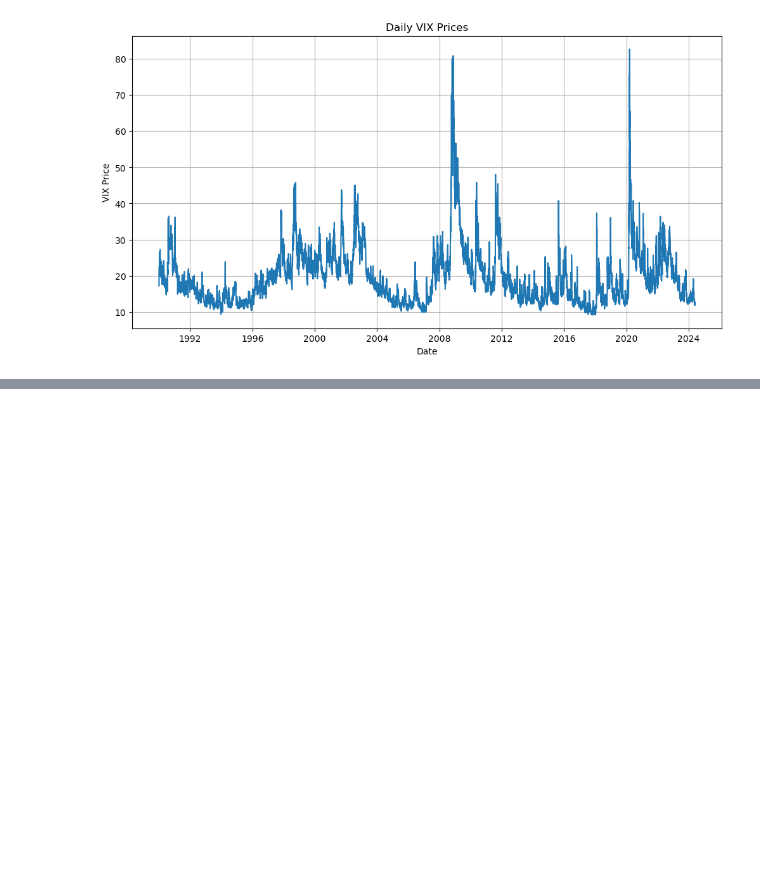
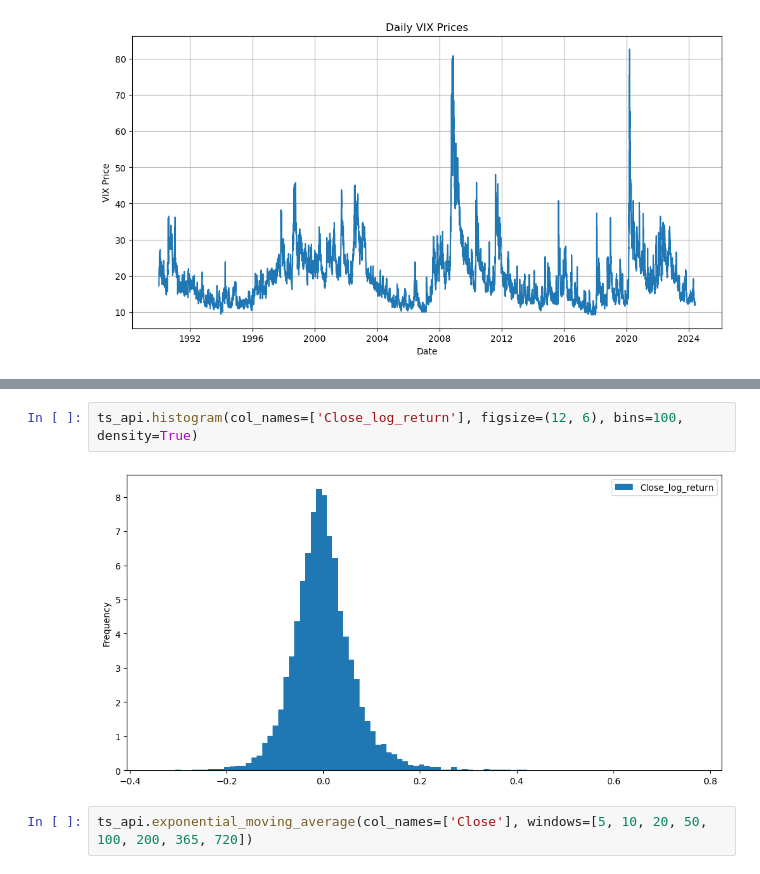
Before and after one commit to arnavc07/time_series_analysis, a Jupyter notebook: ts_playground.ipynb, the cells around one changed output, grey strips where cells are left out. Drawn from its saved outputs; the diff is of its cells as text; blank space fills up the shorter version.

```diff
--- a/ts_playground.ipynb
+++ b/ts_playground.ipynb
@@ -65,0 +108,6 @@ plt.show()
+# %%
+ts_api.histogram(col_names=['Close_log_return'], figsize=(12, 6), bins=100, density=True)
+# %% [output]
+[figure, added]
+# %%
+ts_api.exponential_moving_average(col_names=['Close'], windows=[5, 10, 20, 50, 100, 200, 365, 720])
```
Also changed, not shown: parts of 42 cells of this notebook.
